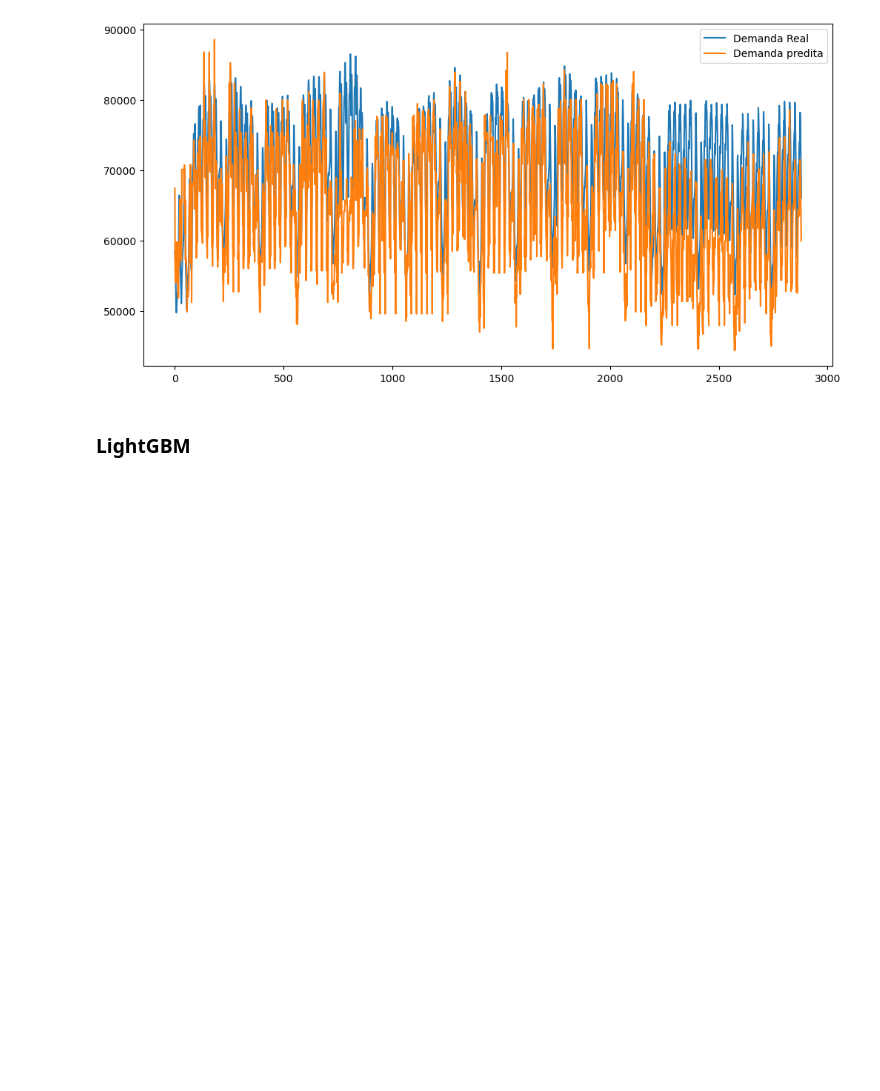
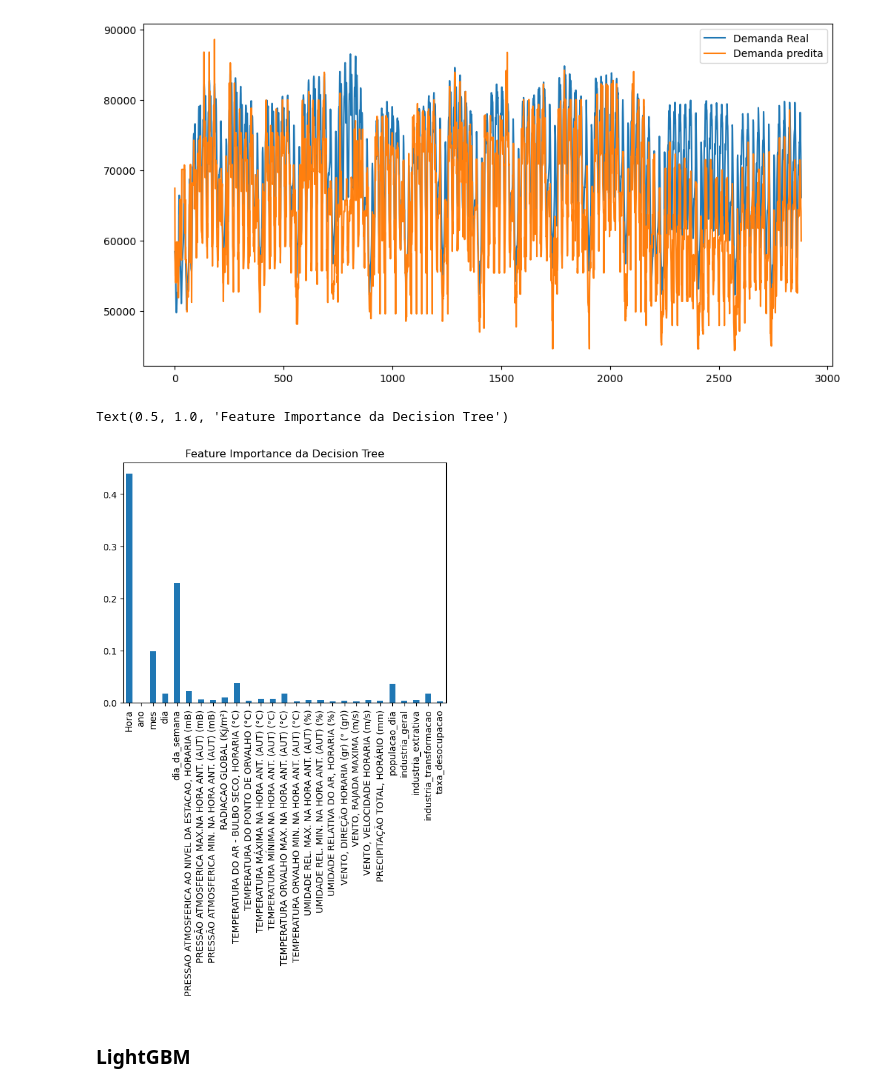
Before and after one commit to kauansacramento/energy-demand-forecast, a Jupyter notebook: energy_demand_forecast.ipynb, the cells around one changed output. Saved outputs shown, nothing was run; the diff lists cells and outputs as text; code cells hidden in the pictures; blank space fills up the shorter version.

```diff
--- a/energy_demand_forecast.ipynb
+++ b/energy_demand_forecast.ipynb
@@ -272,6 +272,16 @@ plt.legend()
 plt.show()
 # %% [output]
 [figure]
+# %%
+importances = dt.feature_importances_
+forest_importances = pd.Series(importances, index=X_test_scaled.columns)
+
+fig, ax = plt.subplots()
+forest_importances.plot.bar(ax=ax)
+ax.set_title("Feature Importance da Decision Tree")
+# %% [output]
+Text(0.5, 1.0, 'Feature Importance da Decision Tree')
+[figure, added]
 # %% [markdown]
 ### LightGBM
 # %%
```
Also changed, not shown: parts of 2 cells of this notebook.
